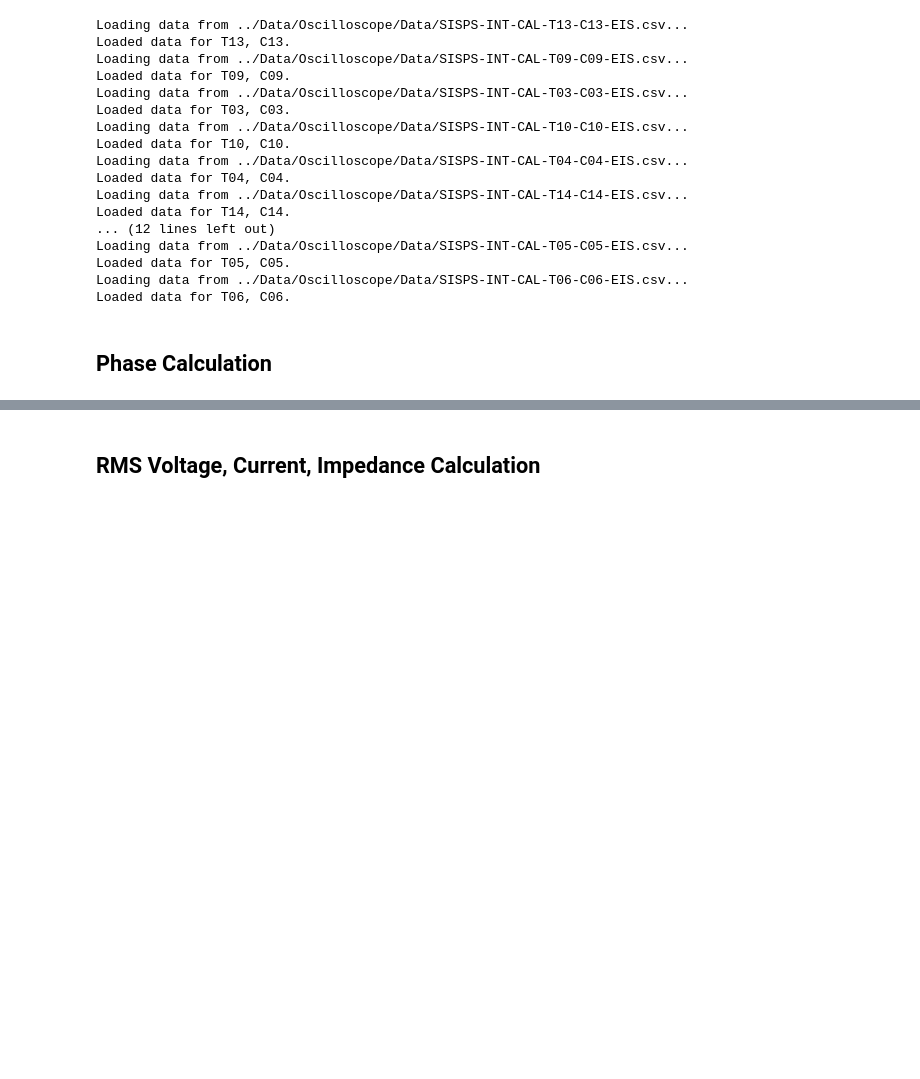
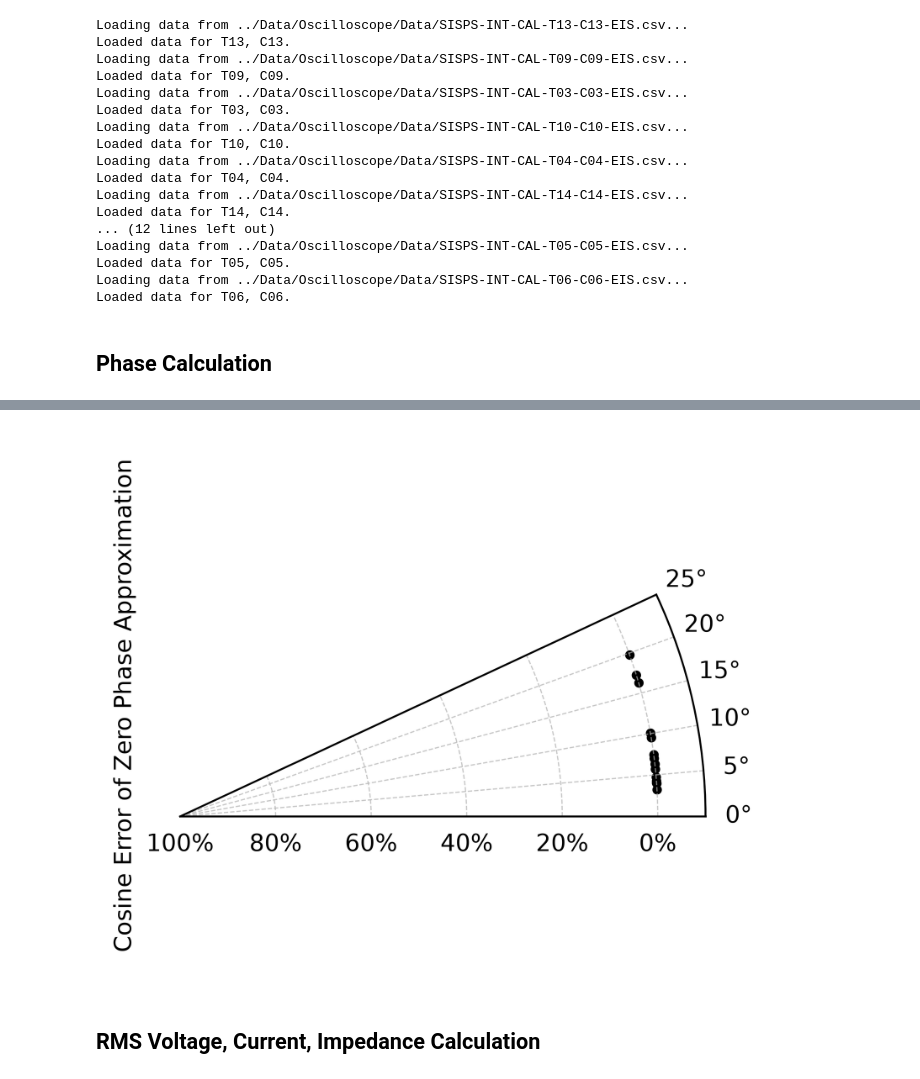
Before and after one commit to LawrenceStanton/SISPS-BATT-INT-CAL, a Jupyter notebook: Notebook/scope.ipynb, the cells around one changed output, grey strips where cells are left out. Drawn from its saved outputs; the diff is of its cells as text; code cells hidden in the pictures; blank space fills up the shorter version.

```diff
--- a/Notebook/scope.ipynb
+++ b/Notebook/scope.ipynb
@@ -39,3 +50,11 @@ plt.rcParams.update(
+# %%
+# Add 4 more colors to the default color cycle for plotting
+# Add four high-contrast colors that do not duplicate the default tab20 cycle
+additional_colors = ["#000000", "#FFD700", "#00A6A6", "#E600A9"]
+
+plt.rcParams["axes.prop_cycle"] = cycler(
+    "color", plt.rcParams["axes.prop_cycle"].by_key()["color"] + additional_colors
+)
 # %% [markdown]
 ## Data Import
 # %%
@@ -182,3 +235,36 @@ phase_differences = [calculate_phase_difference(df, PHASE_WINDOW) for df in scop
+# %%
+def plot_phase_differences(phase_differences: List[float]) -> Figure:
+    """Plot phase differences on a unit polar circle."""
+    fig, ax = plt.subplots(
+        subplot_kw={"projection": "polar"},
+        figsize=(4, 4),
+    )
+
+    angles = np.deg2rad(phase_differences) - np.pi
+    ax.scatter(
+        angles,
+        np.ones(len(angles)),
+        marker=".",
+        color="black",
+    )
+
+    ax.set_ylim(0, 1.1)
+    ax.set
+    ax.set_thetamin(0)  # type: ignore
+    ax.set_thetamax(25)  # type: ignore
+    ax.grid(True, which="both", axis="both", linestyle="--", linewidth=0.5, alpha=0.7)
+
+    ax.yaxis.set_major_formatter(FuncFormatter(lambda y, _: f"{(1 - y):.0%}"))
+    ax.set_ylabel("Cosine Error of Zero Phase Approximation")
+
+    ax.xaxis.set_major_locator(MultipleLocator(np.deg2rad(5)))
+
+    return fig
+
+
+plot_phase_differences(phase_differences)
+# %% [output]
+[figure, added]
 # %% [markdown]
 ## RMS Voltage, Current, Impedance Calculation
 # %%
```
Also changed, not shown: parts of 33 cells of this notebook, 24 other files.
